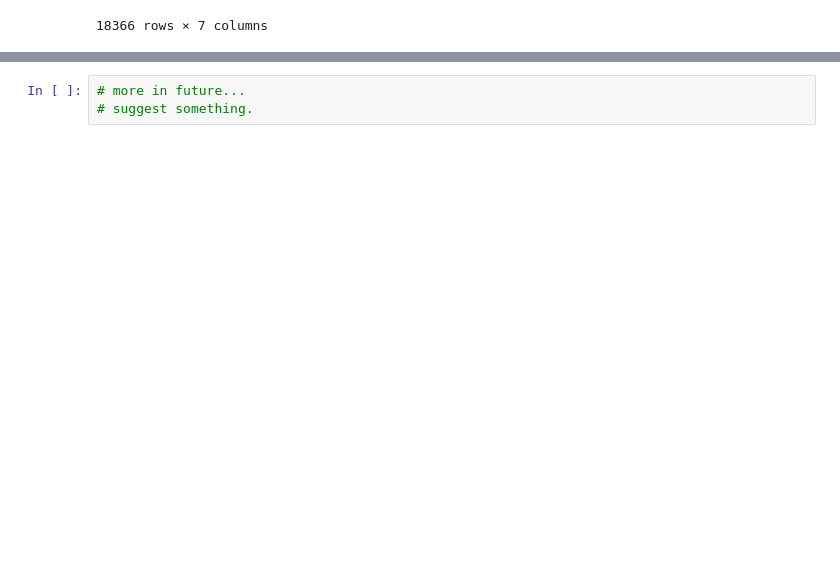
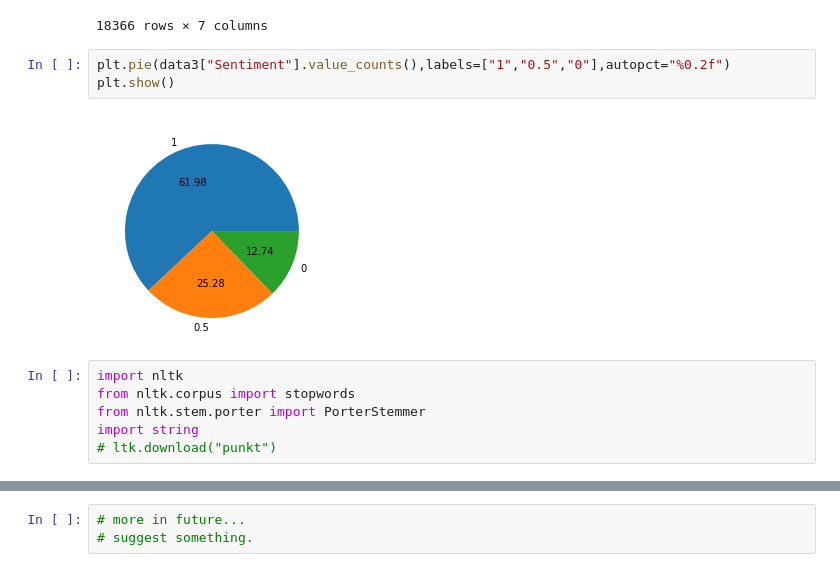
Before and after one commit to sahilr005/ml, a Jupyter notebook: youtube.ipynb, the cells around one changed output, grey strips where cells are left out. Cells and saved outputs as stored; diff of their text form; blank space fills up the shorter version.

```diff
--- a/youtube.ipynb
+++ b/youtube.ipynb
@@ -302,3 +308,14 @@ data3
 | 18365 | Andrew Ng: Deep Learning, Educati... | machine learning | 0.000316 | 0.000606 | 0.000056 | This week has been awesome! First... | 1.0 |
 | 18366 | Andrew Ng: Deep Learning, Educati... | machine learning | 0.000316 | 0.000606 | 0.000056 | Im a physician from Brazil learni... | 1.0 |
 18366 rows × 7 columns
+# %%
+plt.pie(data3["Sentiment"].value_counts(),labels=["1","0.5","0"],autopct="%0.2f")
+plt.show()
+# %% [output]
+[figure, added]
+# %%
+import nltk
+from nltk.corpus import stopwords
+from nltk.stem.porter import PorterStemmer
+import string
+# ltk.download("punkt")
```
Also changed, not shown: parts of 20 cells of this notebook.
